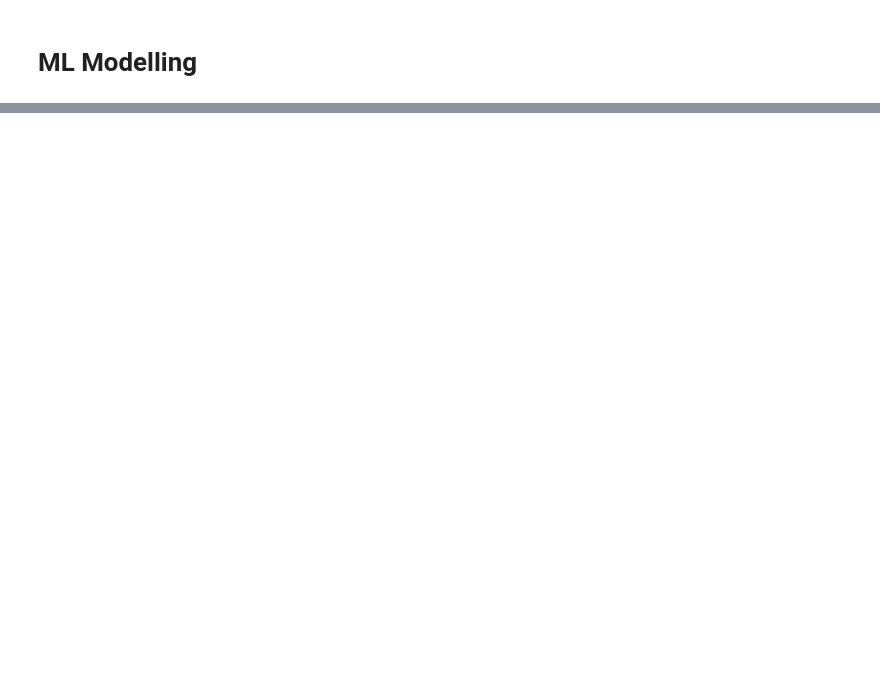
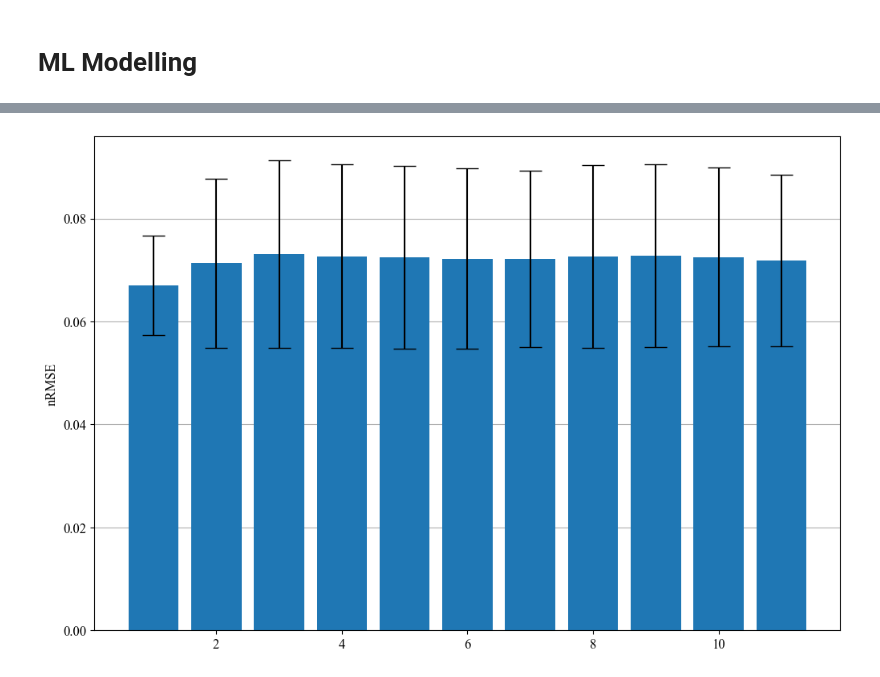
Before and after one commit to nikohou/pv-data-utility-suite, a Jupyter notebook: notebooks/generalizer.ipynb, the cells around one changed output, grey strips where cells are left out. Drawn from its saved outputs; the diff is of its cells as text; code cells hidden in the pictures; blank space fills up the shorter version.

```diff
--- a/notebooks/generalizer.ipynb
+++ b/notebooks/generalizer.ipynb
@@ -317,0 +384,33 @@ plt.bar(["real"], mean_3_rmse, 0.5, yerr=std_3_rmse)
+# %%
+rmse = []
+r2 = []
+
+for i in range(34):
+    df_ml = pd.concat([df_power.iloc[:,i].to_frame("power_{}".format(i)), df_irr], axis = 1).dropna()
+    x = get_accuracies_per_month(df_ml, LinearRegression)[0]
+    rmse.append(x["rmse"])
+    r2.append(x["r2"])
+# %%
+means_ml = pd.concat(rmse, axis = 1).mean(axis = 1)
+std_ml = pd.concat(rmse, axis = 1).std(axis = 1)
+
+df_stats_ml = pd.DataFrame({"mean": means_ml, "std": std_ml})
+# %%
+
+
+
+
+def acc_bar_plot(df_plot: pd.DataFrame, acc_name: str):
+
+    plt.rcParams["font.family"] = "Times New Roman"
+    plt.rcParams.update({'font.size': 12})
+    fig, ax = plt.subplots(figsize = (12,8))
+    ax.set_axisbelow(True)
+    ax.grid(axis = "y")
+    ax.bar(x = df_plot.index, height = df_plot["mean"].values, yerr =df_plot["std"].values, capsize = 10)
+    ax.set_ylabel(acc_name)
+
+
+acc_bar_plot(df_stats_ml, "nRMSE")
+# %% [output]
+[figure, added]
```
Also changed, not shown: parts of 22 cells of this notebook, 1 other file.
